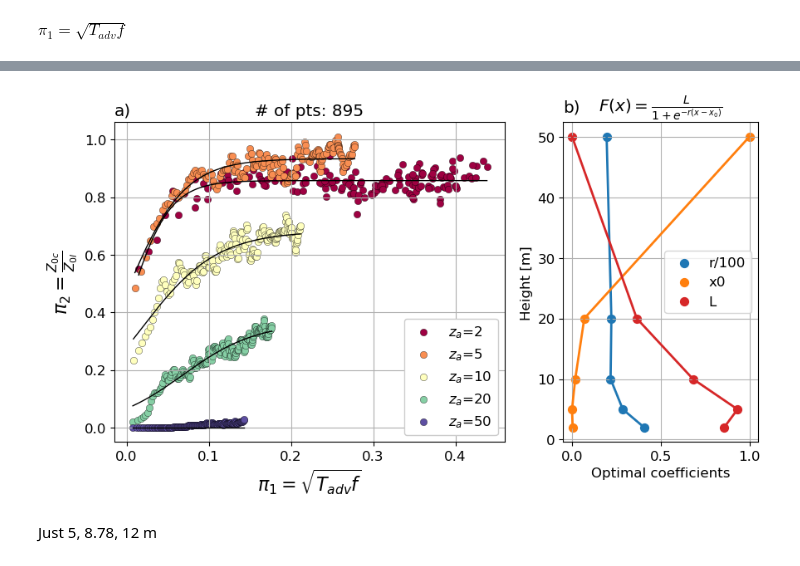
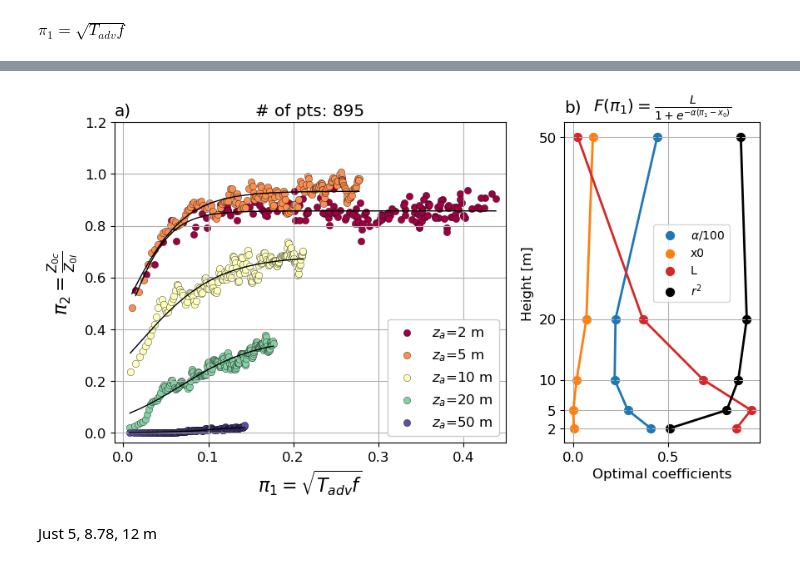
Before and after one commit to jameshlywiak/ABL-surface-layer, a Jupyter notebook: umn_LES.ipynb, the cells around one changed output, grey strips where cells are left out. Drawn from its saved outputs; the diff is of its cells as text; code cells hidden in the pictures.

```diff
--- a/umn_LES.ipynb
+++ b/umn_LES.ipynb
@@ -372,6 +402,8 @@ ax.set_ylim([0, 200])
 testing different parameters
 # %%
 ## all z0 below ~50 m
+
+saveplt = 1
 
 mask = (ds.X_coast >= 0) & (ds.X_coast <= 1400) & (ds.z0<1000) & (ds.z0>=1e-10) #& (ds.zL<=0.1) & (ds.zL>=-0.1)
 qheight = [2, 5, 10, 20]
@@ -387,6 +419,8 @@ tadv = (X/ds.U)
 buoyancy = g/ds.T
 N2 = buoyancy * gamma
 f = 2*np.sin(36.5*np.pi/180)*(7.29e-5)
+if 'HW' in save_str: dtdx = 1/2500
+else: dtdx = 3/2500
 z0_land = 1
 z0_water = 0.00001
 
@@ -403,6 +437,7 @@ pi1 = (tke_adv / (buoyancy*ds.WpTp)).where(mask, drop=True)
 #pi1 = (X*N2/(ds.U*f)).where(mask, drop=True)
 #pi1 = np.sqrt(X*f/ds.U).where(mask, drop=True)
 #pi2 = ((ds.z0-z0_land)/(z0_water-z0_land)).where(mask, drop=True)
+pi1 = np.sqrt(buoyancy*dtdx*tadv**2).where(mask, drop=True)
 pi2 = (ds.z0/z0_land).where(mask, drop=True)
 #pi3 = (z0_land / ds.Z).where(mask, drop=True)
 
@@ -426,15 +461,18 @@ for q,h in enumerate(qheight):
 #fig.supxlabel(r'$\pi_1=\frac{T_{adv}\sqrt{\overline{e}}}{kz_a}$', fontsize=16, y=-0.04)
 #fig.supxlabel(r'$\pi_1=\frac{T_{adv}^2\frac{\partial \overline{e}}{\partial x}}{kz_a}$', fontsize=16, y=-0.04)
 fig.supxlabel(r'$\pi_1=\sqrt{T_{adv}f}$', fontsize=16, y=-0.04)
-fig.supylabel(r'$\pi_2=\frac{Z_{0land}-Z_{0c}}{Z_{0land}-Z_{0water}}$', fontsize=16, x=0.02)
+fig.supylabel(r'$\pi_2=\frac{Z_{0c}}{Z_{0land}}$', fontsize=16, x=0.02)
 
-ax.set_xscale('symlog')
 ax.set_yscale('log')
+ax.set_xscale('log')
 #ax.set_ylim([-1.4, 1.3])
 #ax.set_xlim([5e-3, 3e3])
 
 #cax = fig.add_axes([0.94, 0.2, 0.03, 0.6])
 #fig.colorbar(p1, cax=cax, label='Height [m]')
+ax.legend()
 
-ax.legend()
+if saveplt == 1:
+    fig.savefig(f'z0_pi_tgrad_{save_str}.png', dpi=200, bbox_inches='tight')
+    fig.savefig(f'z0_pi_tgrad_{save_str}.pdf', bbox_inches='tight')
 # %% [output]
@@ -997,7 +1034,3 @@ fig.savefig('z0_pi_coeff_logistic_e.png', dpi=200, bbox_inches='tight')
 fig.savefig('z0_pi_coeff_logistic_e.pdf', bbox_inches='tight')
 # %% [output]
 [figure]
-# %%
-x = np.linspace(-6,6,100)
-plt.plot(x, neg_logistic(x, k=0.1, x0=2, L=3))
-ax.set_ylim([-2, 1])
@@ -1025,7 +1062,7 @@ def loss2(params, x, y):
 # %%
 ## select heights
 plt.rcParams.update({'font.size': 12})
-saveplt = 0
+saveplt = 1
 
 qheight = [2, 5, 10, 20, 50]
 mask = (ds.X_coast >= 0) & (ds.X_coast <= 1400) & (ds.z0<1000) & (ds.z0>=1e-10) #& (ds.zL<=0.1) & (ds.zL>=-0.1)
@@ -1045,8 +1082,8 @@ N = len(qheight)
 cmap = cm.Spectral
 colors = cmap(np.linspace(0, 1, N))
 
-lower_bounds = np.array([0, -1, 0])
-upper_bounds = np.array([500, 1, 1])
+lower_bounds = np.array([0, -0.2, 0])
+upper_bounds = np.array([100, 0.2, 1])
 bds = Bounds(lb=lower_bounds, ub=upper_bounds)
 #lower_bounds = np.array([0, -20, -10, -10])
 #upper_bounds = np.array([20, 30, 2, 10])
@@ -1061,16 +1098,17 @@ old_opts = np.array([
     [6, 1, -4, 0],
 ])
 opts = np.array([
-    [200, 0, 1],
-    [200, 0, 1],
-    [200, 0, 1],
-    [200, 0, 1],
-    [200, 0, 1],
-    [200, 0.05, 1],
-    [200, 0.05, 1],
+    [20, 0, 1],
+    [20, 0, 1],
+    [20, 0, 1],
+    [20, 0, 1],
+    [20, 0, 1],
+    [20, 0.05, 1],
+    [20, 0.05, 1],
 ])
 
 opts = np.ones((N,3))
+r2 = np.zeros((len(qheight),))
 
 fig, ax = plt.subplots(1,2, figsize=(10,5), width_ratios=[2,1])
 ax=ax.flatten()
@@ -1082,7 +1120,7 @@ count = 0
 for q,h in enumerate(qheight):
     xdata = pi1.interp(Height=h)
     ydata = pi2.interp(Height=h)
-    ax[0].scatter(xdata, ydata, color=colors[q], label=f'$z_a$={h}', alpha=1, ec='k', lw=0.25)
+    ax[0].scatter(xdata, ydata, color=colors[q], label=f'$z_a$={h} m', alpha=1, ec='k', lw=0.25)
     count += len(xdata)
 
     ## Fit the model to the data
@@ -1094,11 +1132,31 @@ for q,h in enumerate(qheight):
     ## Using scipy.optimize.minimize
     result = minimize(loss, initial_guess, args=(xdata, ydata), bounds=bds, method='L-BFGS-B')
     popt[q,:] = result.x
+    ## If scipy, Compute R² manually
+    y_mean = np.mean(ydata)
+    yfit = logistic(xdata, *popt[q,:])
+    ss_total = np.sum((ydata - y_mean) ** 2)  # Total sum of squares
+    ss_residual = np.sum((ydata - yfit) ** 2)  # Residual sum of squares
+    r2[q] = 1 - (ss_residual / ss_total)
+
+    ## Using lmfit.Model()
+    '''
+    log_model = Model(logistic)
+    params = log_model.make_params(k=initial_guess[0], x0=initial_guess[1], L=initial_guess[2])
+    params['k'].set(min=lower_bounds[0], max=upper_bounds[0])
+    params['x0'].set(min=lower_bounds[1], max=upper_bounds[1])
+    params['L'].set(min=lower_bounds[2], max=upper_bounds[2])
+    result = log_model.fit(ydata, params, x=xdata)
+    popt[q,:] = np.array([result.best_values['k'], result.best_values['x0'], result.best_values['L']])
+    r2[q] = result.rsquared
+    print(result.fit_report())'''
 
     # Extract the optimal parameters
-    print(f"z={h} optimal parameters: k = {popt[q,0]:.2f}, x0 = {popt[q,1]:.2f}, L = {popt[q,2]:.2f}")
+    #print(f"z={h} optimal parameters: k = {popt[q,0]:.2f}, x0 = {popt[q,1]:.2f}, L = {popt[q,2]:.2f}")
     xpts = np.linspace(xdata.min().values, xdata.max().values, 1000)
-    ax[0].plot(xpts, logistic(xpts, *popt[q,:]), color='k', lw=1)
+    yfit = logistic(xpts, *popt[q,:])
+    ax[0].plot(xpts, yfit, color='k', lw=1)
+    #ax[0].plot(xpts, logistic(xpts, *popt[q,:]), color='k', lw=1)
     #ax[0].plot(xpts, tanh(xpts, *popt[q,:]), color='k', lw=1)
 
 ax[0].set_title(f'# of pts: {count}')
@@ -1107,12 +1165,12 @@ ax[0].set_ylabel(r'$\pi_2=\frac{Z_{0c}}{Z_{0l}}$', fontsize=16)
 
 #ax.set_xscale('log')
 #ax[0].set_yscale('log')
-#ax.set_ylim([-2, 1.4])
-#ax.set_xlim([1e-3, 1e5])
+ax[0].set_xlim([-0.01, 0.45])
+ax[0].set_ylim([-0.04, 1.2])
 ax[0].legend(ncol=1, framealpha=1, fontsize='medium', loc='lower right')
 
 ### plot coefficients
-labels = ['r/100', 'x0', 'L']
+labels = [r'$\alpha$/100', 'x0', 'L']
 colors = ['C0', 'C1', 'C3']
 #alph = ['Amplitude', 'Shear', 'Intercept', 'Translation']
 
@@ -1123,18 +1181,21 @@ for n in range(3):
     elif n==0:
         ax[1].plot(popt[:,n]/100, qheight, label=f'_{labels[n]}', lw=2, c=colors[n])
         ax[1].scatter(popt[:,n]/100, qheight, label=f'{labels[n]}', s=50, c=colors[n])
+ax[1].plot(r2, qheight, lw=2, color='k', label=r'_$r^2$')
+ax[1].scatter(r2, qheight, s=50, c='k', label=r'$r^2$')
 
 ax[1].grid()
 ax[1].set_ylabel('Height [m]')
 ax[1].set_xlabel('Optimal coefficients')
-ax[1].set_title(r'$F(x)=\frac{L}{1+e^{-r(x-x_0)}}$')
+ax[1].set_title(r'$F(\pi_1)=\frac{L}{1+e^{-\alpha (\pi_1-x_0)}}$')
 #ax.set_title(r'$\pi_2=f(\pi_1)=c-a*tanh(b\pi_1-d)$')
-ax[1].legend()
+ax[1].legend(fontsize='small', bbox_to_anchor=(0.65, 0.7))
+ax[1].set_yticks(qheight)
 
 ax[0].set_title('a)', loc='left')
 ax[1].set_title('b)', loc='left')
 
 if saveplt == 1:
-    fig.savefig('z0_pi_sim_tadvf.png', dpi=200, bbox_inches='tight')
-    fig.savefig('z0_pi_sim_tadvf.pdf', bbox_inches='tight')
+    fig.savefig(f'z0_pi_sim_tadvf_{save_str}.png', dpi=200, bbox_inches='tight')
+    fig.savefig(f'z0_pi_sim_tadvf_{save_str}.pdf', bbox_inches='tight')
 # %% [output]
@@ -1146,4 +1202,4 @@ z=50 optimal parameters: k = 19.46, x0 = 1.00, L = 0.00
-[figure, old version]
+[figure, new version]
 # %% [markdown]
 Just 5, 8.78, 12 m
 # %%
```
Also changed, not shown: parts of 32 cells of this notebook, 13 other files.
